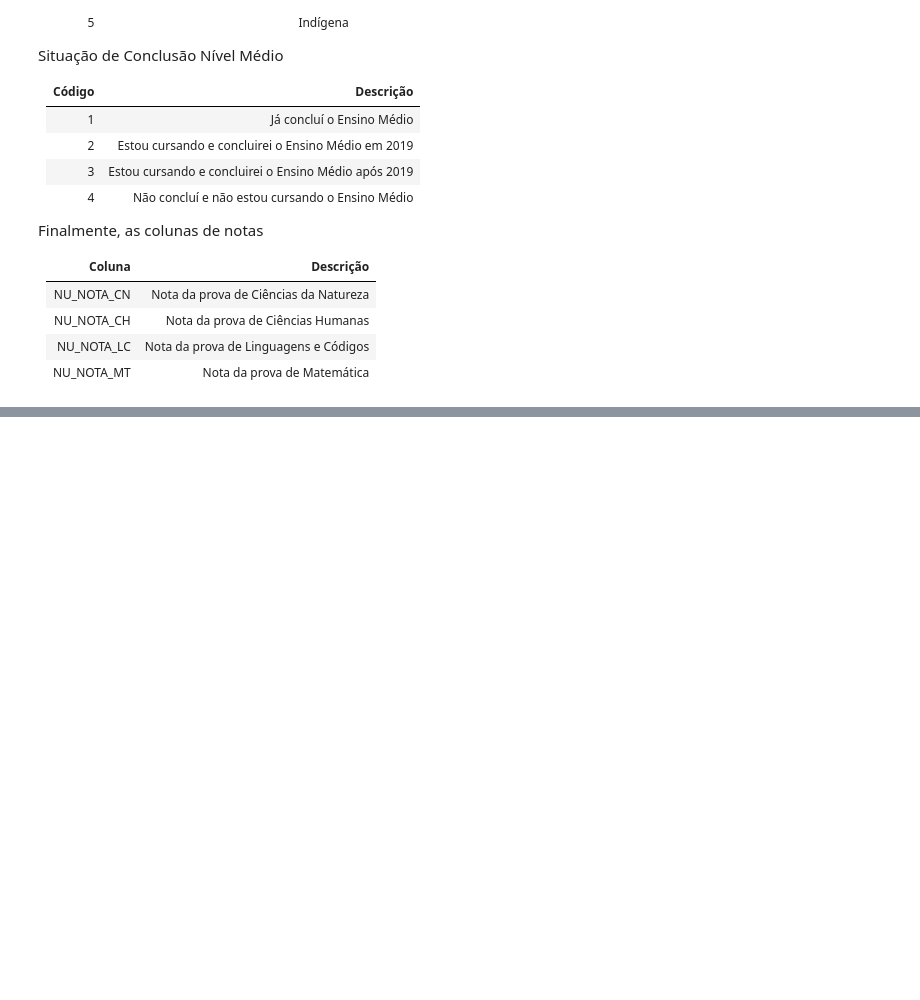
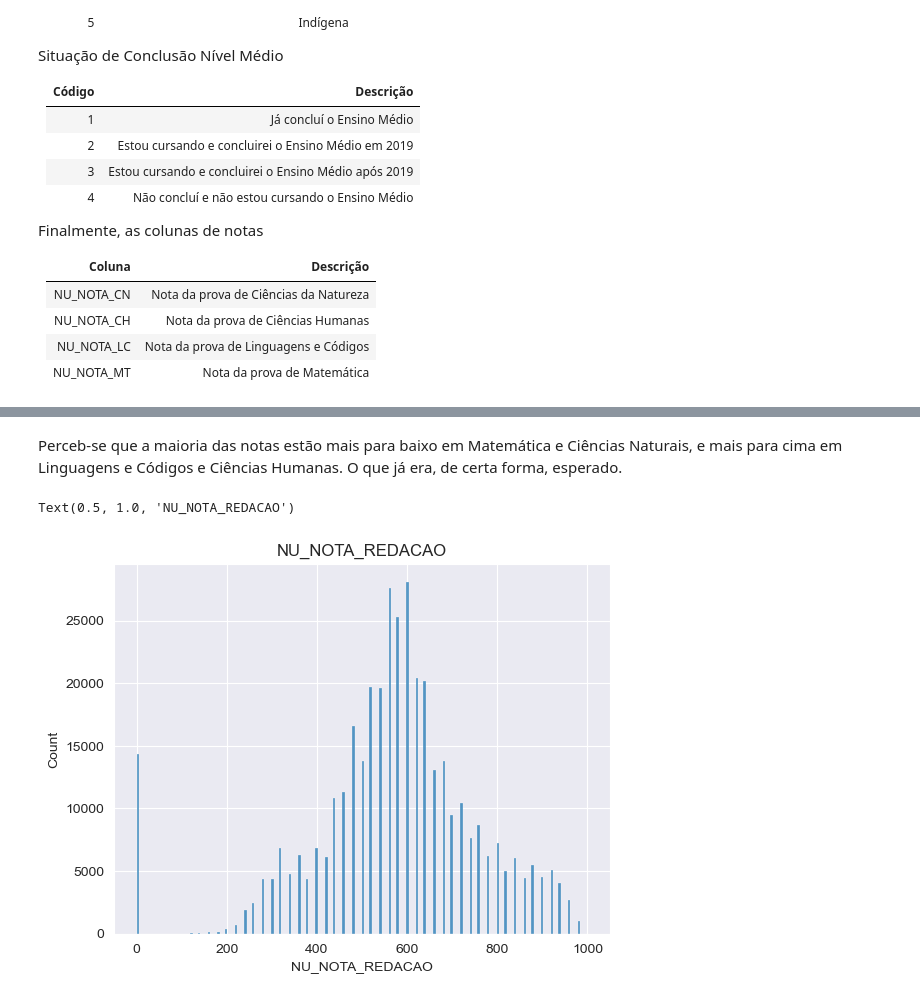
Before and after one commit to rhyanfrazao/aed-enem-2019, a Jupyter notebook: projeto-aed-enem-2019.ipynb, the cells around one changed output, grey strips where cells are left out. Drawn from its saved outputs; the diff is of its cells as text; code cells hidden in the pictures; blank space fills up the shorter version.

```diff
--- a/projeto-aed-enem-2019.ipynb
+++ b/projeto-aed-enem-2019.ipynb
@@ -231,0 +312,9 @@ Finalmente, as colunas de notas
+# %% [markdown]
+Perceb-se que a maioria das notas estão mais para baixo em Matemática e Ciências Naturais, e mais para cima em Linguagens e Códigos e Ciências Humanas. O que já era, de certa forma, esperado.
+# %%
+# Vamos agora analisar a nota da redação, primeiro plotando um histograma:
+
+sns.histplot(data = df_enem['NU_NOTA_REDACAO']).set_title('NU_NOTA_REDACAO')
+# %% [output]
+Text(0.5, 1.0, 'NU_NOTA_REDACAO')
+[figure, added]
```
Also changed, not shown: parts of 22 cells of this notebook.
